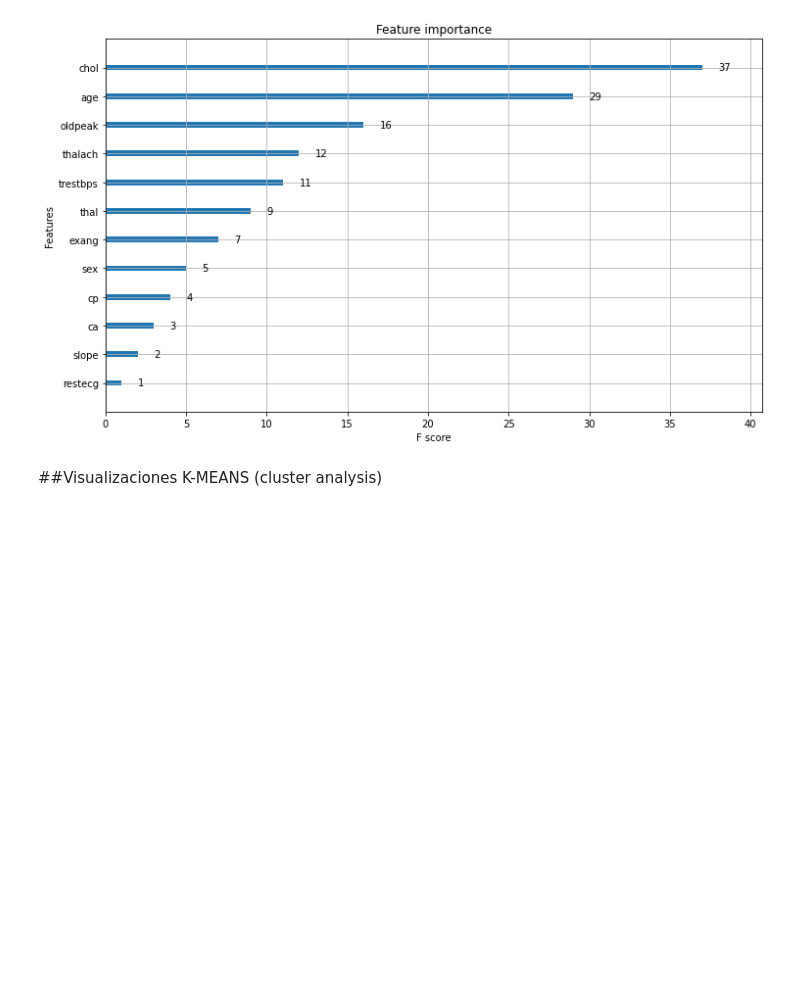
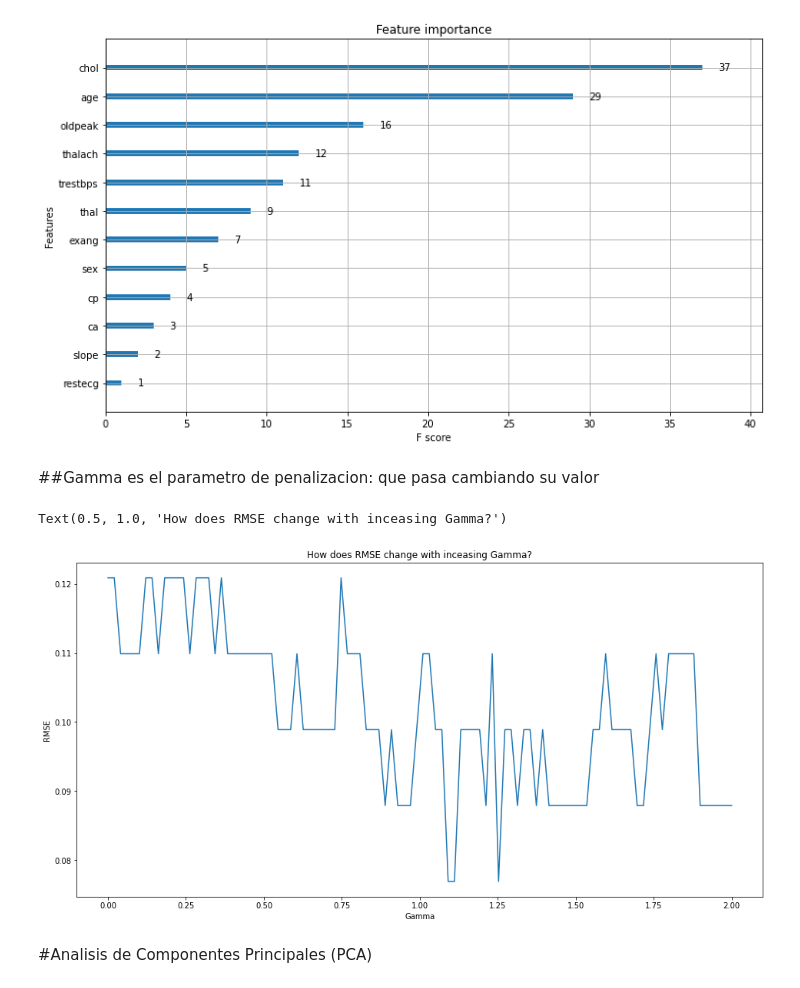
Before and after one commit to joaquinhojman/AprendizajeEstadistico-TPFinal, a Jupyter notebook: Arboles_de_Decision.ipynb, the cells around one changed output. Drawn from its saved outputs; the diff is of its cells as text; code cells hidden in the pictures; blank space fills up the shorter version.

```diff
--- a/Arboles_de_Decision.ipynb
+++ b/Arboles_de_Decision.ipynb
@@ -385,5 +385,44 @@ xgb.plot_importance(xg_cls_opt)
 # %% [output]
 <matplotlib.axes._subplots.AxesSubplot at 0x...>
 [figure]
-# %% [markdown]
-##Visualizaciones K-MEANS (cluster analysis)
+# %% [markdown]
+##Gamma es el parametro de penalizacion: que pasa cambiando su valor
+# %%
+def f(x):
+  params = {"objective":'binary:logistic', "colsample_bytree":x[0], "learning_rate":x[1], "max_depth":x[2],'n_estimators':x[3],'subsample':x[4],
+            "gamma":x[5],'verbosity':x[6],'reg_alpha':x[7],'reg_lambda':x[8],'booster':'gbtree','colsample_bylevel':1,'colsample_bynode':1,
+            'max_delta_step':0,'min_child_weight':1,'n_jobs':1, 'random_state':0,  'scale_pos_weight':1,
+}
+
+ # cv_results=xgb.cv(dtrain=data_dmatrix, params=params, nfold=10, num_boost_round=x[4], early_stopping_rounds=10, metrics='rmse', as_pandas=True)
+  #return cv_results['test-rmse-mean'].min()
+  xg_cls_opt = xgb.XGBClassifier(base_score=1e-05, booster='gbtree', colsample_bylevel=1,
+              colsample_bynode=1, colsample_bytree=0.11,
+              gamma=x[5], learning_rate=0.16, max_delta_step=0,
+              max_depth=6, min_child_weight=1, missing=None, n_estimators=106,
+              n_jobs=1, nthread=None, objective='binary:logistic',
+              random_state=0, reg_alpha=0, reg_lambda=1, scale_pos_weight=1,
+              seed=None, silent=None, subsample=1, verbosity=1)
+  #Y entreno
+  xg_cls_opt.fit(X_train,y_train)
+
+  preds = xg_cls_opt.predict(X_test)
+  error = mean_squared_error(y_test,preds)
+  return error
+
+x = np.linspace(0, 2, num=100)
+
+lst=[]
+for i in x:
+  lst.append(f([0.11, 0.16, 6, 106, 1,i,1,0,1])) #In this case, I was testing for gamma
+
+plt.figure(figsize=(16, 8))
+plt.plot(x, lst)
+plt.xlabel("Gamma")
+plt.ylabel("RMSE")
+plt.title("How does RMSE change with inceasing Gamma?")
+# %% [output]
+Text(0.5, 1.0, 'How does RMSE change with inceasing Gamma?')
+[figure, added]
+# %% [markdown]
+#Analisis de Componentes Principales (PCA)
```
Also changed, not shown: parts of 2 cells of this notebook.
